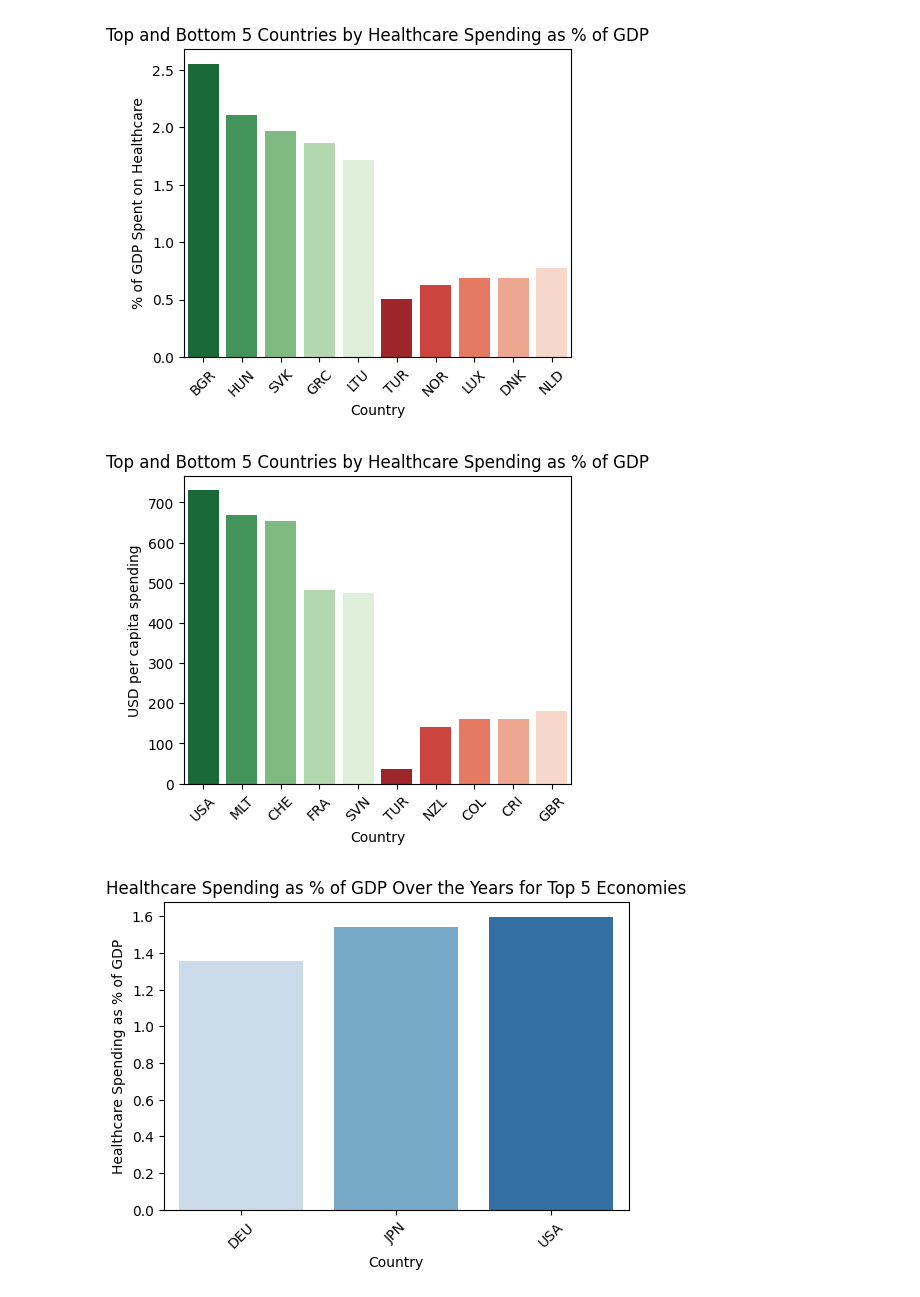
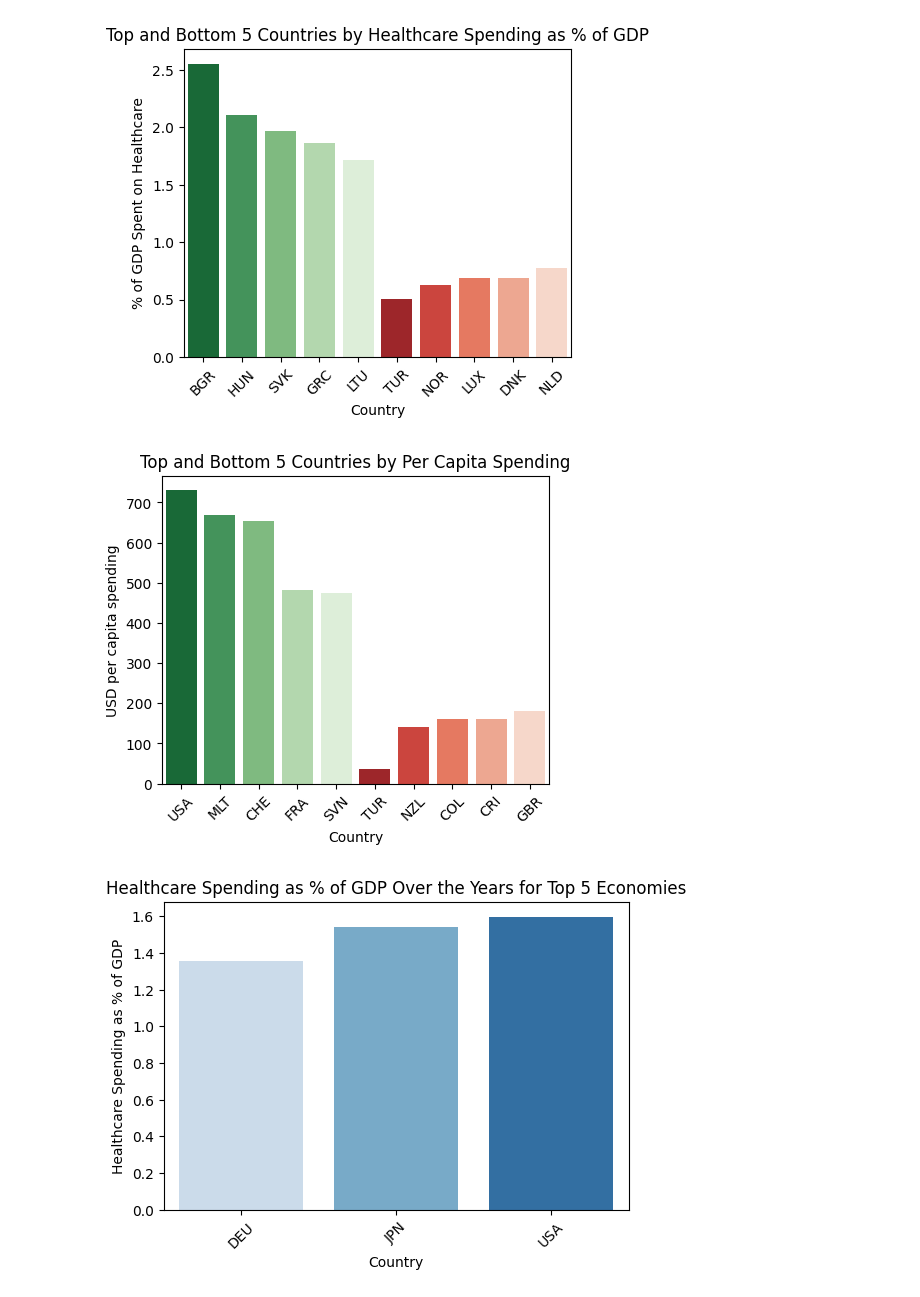
Before and after one commit to Sharvani-123/Pharmaceutical-Drug-Spendings_Analysis, a Jupyter notebook: analysis.ipynb, the cells around one changed output. Saved outputs shown, nothing was run; the diff lists cells and outputs as text; code cells hidden in the pictures.

```diff
--- a/analysis.ipynb
+++ b/analysis.ipynb
@@ -129,21 +129,21 @@ plt.show()
 # %%
 #Top 5 countries with highest per capita healthcare spending
 top_countries_per_capita=data.groupby('LOCATION')['USD_CAP'].mean().reset_index()
 top_countries_per_capita=top_countries_per_capita.sort_values(by='USD_CAP',ascending=False)
 top_5_percapita = top_countries_per_capita.head(5)
 bottom_5_percapita = top_countries_per_capita.tail(5).sort_values(by='USD_CAP', ascending=True)
 
 # Plot
 plt.figure(figsize=(5,4))
 sns.barplot(x='LOCATION', y='USD_CAP', data=top_5_percapita, palette='Greens_r',hue='LOCATION')
 sns.barplot(x='LOCATION', y='USD_CAP', data=bottom_5_percapita, palette='Reds_r',hue='LOCATION')
-plt.title('Top and Bottom 5 Countries by Healthcare Spending as % of GDP')
+plt.title('Top and Bottom 5 Countries by Per Capita Spending')
 plt.xlabel('Country')
 plt.ylabel('USD per capita spending')
 plt.xticks(rotation=45)
 plt.show()
 # %% [output]
-[figure, old version]
+[figure, new version]
 # %%
 # Comparing top 5 economies of the world: United States, China, Japan, Germany and India
 top_5_economies= ['USA','CHN','JPN','DEU','IND']
```
Also changed, not shown: parts of 1 cell of this notebook.
